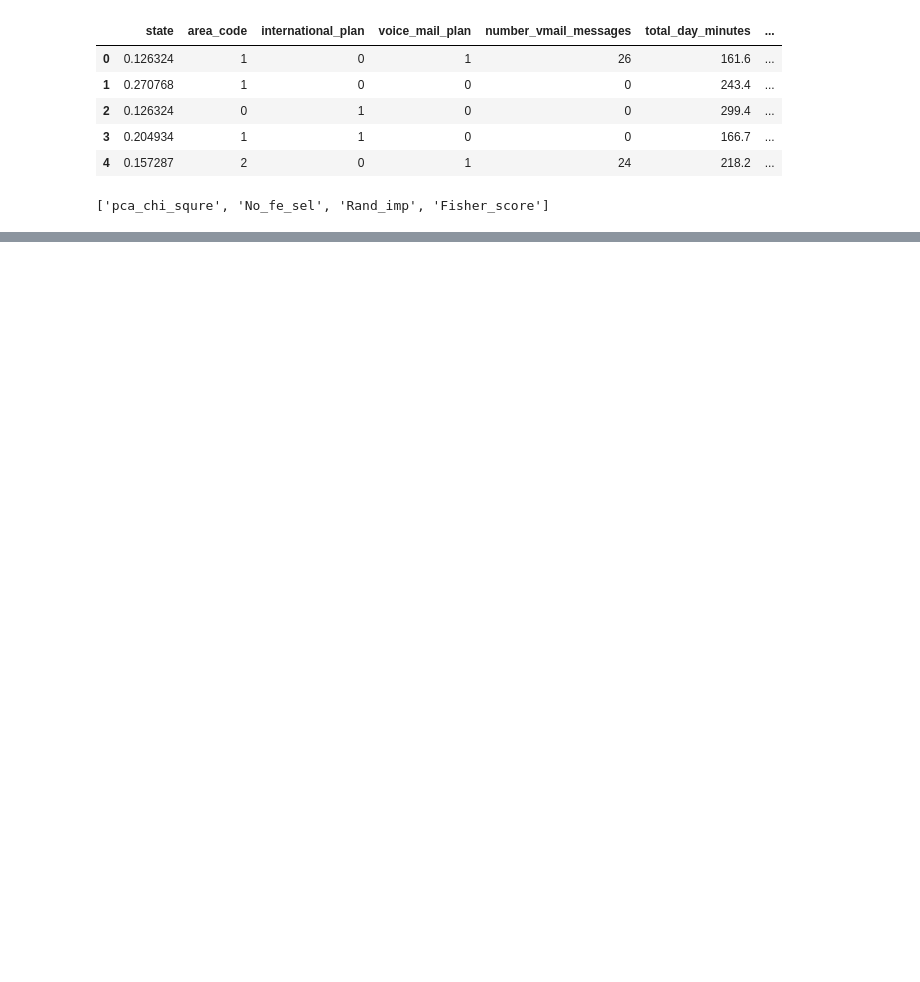
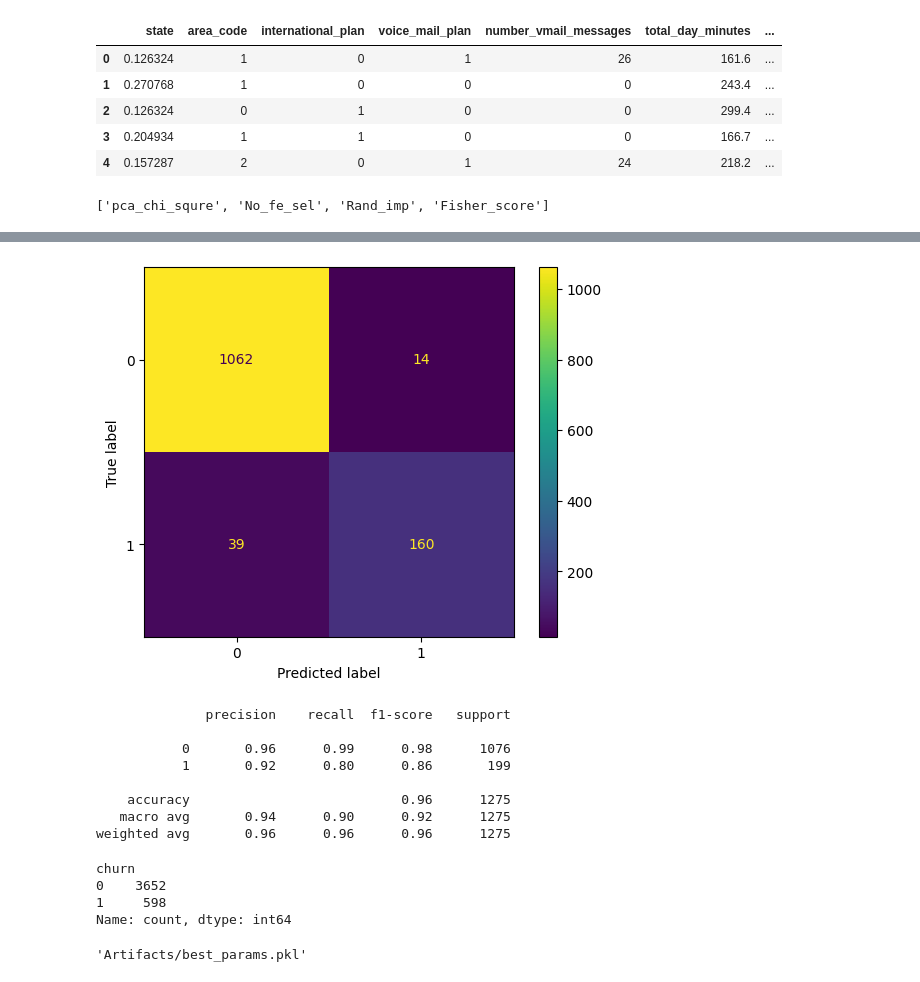
Before and after one commit to soil15/Customer_churn, a Jupyter notebook: notebooks/final_sol.ipynb, the cells around one changed output, grey strips where cells are left out. Cells and saved outputs as stored; diff of their text form; code cells hidden in the pictures; blank space fills up the shorter version.

```diff
--- a/notebooks/final_sol.ipynb
+++ b/notebooks/final_sol.ipynb
@@ -421,0 +610,14 @@ perform_df
+# %%
+grid_param = {
+    'scale_pos_weight' : np.arange(-10, 10, 0.1),
+    # 'sample_weight' : np.arange(-1, 1, 0.1)
+}
+# %%
+xgb_f1 = GridSearchCV(
+    estimator=best_model,
+    param_grid=grid_param,
+    cv=4,
+    scoring=f1_scorer,
+)
+# %%
+xgb_f1.fit(X_train, y_train, eval_metric='aucpr')
@@ -421,0 +659,17 @@ perform_df
+# %%
+y_pred = xgb_f1.predict(X_test)
+# %%
+cm = confusion_matrix(y_test, y_pred)
+ConfusionMatrixDisplay(confusion_matrix=cm).plot()
+plt.show()
+print(classification_report(y_test, y_pred))
+# %% [output]
+[figure, added]
+              precision    recall  f1-score   support
+
+           0       0.96      0.99      0.98      1076
+           1       0.92      0.80      0.86       199
+
+    accuracy                           0.96      1275
+   macro avg       0.94      0.90      0.92      1275
+weighted avg       0.96      0.96      0.96      1275
@@ -421,0 +685,7 @@ perform_df
+# %%
+fisher_df['churn'].value_counts()
+# %% [output]
+churn
+0    3652
+1     598
+Name: count, dtype: int64
@@ -421,0 +694,4 @@ perform_df
+# %%
+param_path
+# %% [output]
+'Artifacts/best_params.pkl'
```
Also changed, not shown: parts of 41 cells of this notebook, 3 other files.
